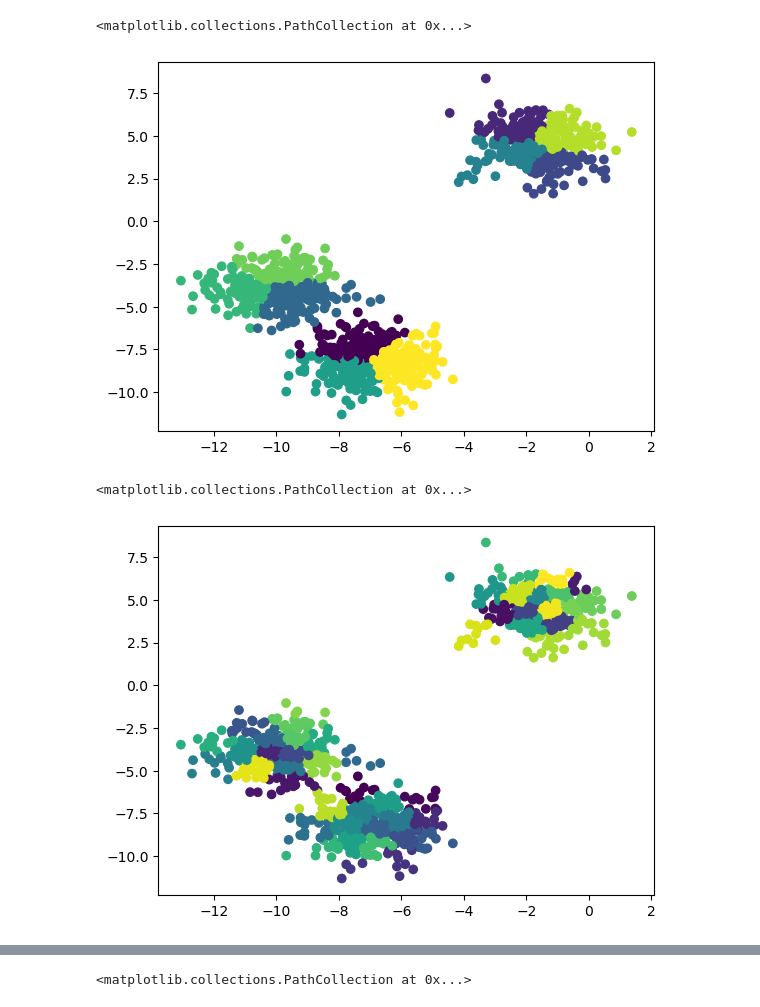
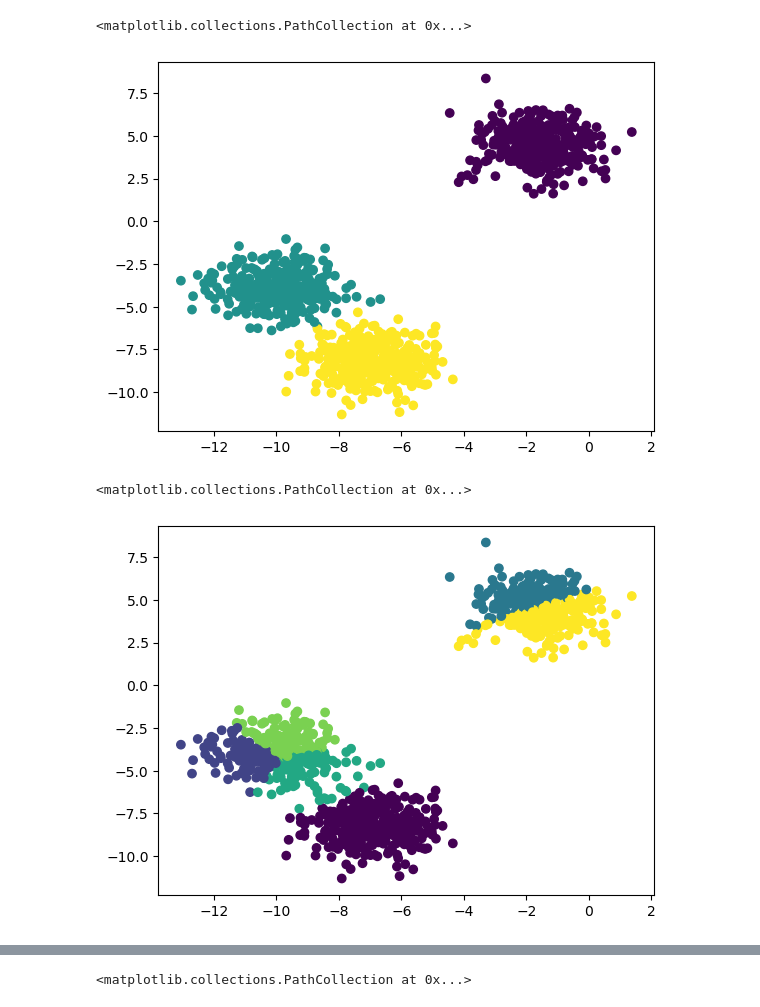
Before and after one commit to NadavShoham/VosMini, a Jupyter notebook: assignment_1/clustering_models.ipynb, the cells around one changed output, grey strips where cells are left out. Drawn from its saved outputs; the diff is of its cells as text; code cells hidden in the pictures.

Commit message:
updated kmeans structure

```diff
--- a/assignment_1/clustering_models.ipynb
+++ b/assignment_1/clustering_models.ipynb
@@ -4,2 +5,5 @@ from scipy.spatial.distance import euclidean
 import random
+# %%
+def euclidean_distance(point1, point2):
+    return np.linalg.norm(point1 - point2)
 # %%
@@ -185,12 +69,14 @@ plt.scatter(X[:,0], X[:,1])
 # %%
-labels = kmeans(X, 3)
+kmeans = Kmeans(k=3)
+labels = kmeans.fit(X)
 plt.scatter(X[:,0], X[:,1], c=labels)
 # %% [output]
 <matplotlib.collections.PathCollection at 0x...>
-[figure, old version]
+[figure, new version]
 # %%
-labels = kmeans(X, 10)
+kmeans = Kmeans(k=6)
+labels = kmeans.fit(X)
 plt.scatter(X[:,0], X[:,1], c=labels)
 # %% [output]
 <matplotlib.collections.PathCollection at 0x...>
-[figure, old version]
+[figure, new version]
```
Also changed, not shown: parts of 10 cells of this notebook.
